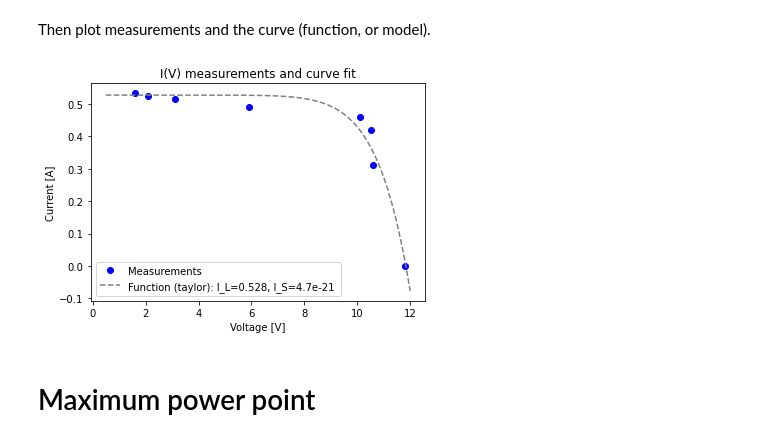
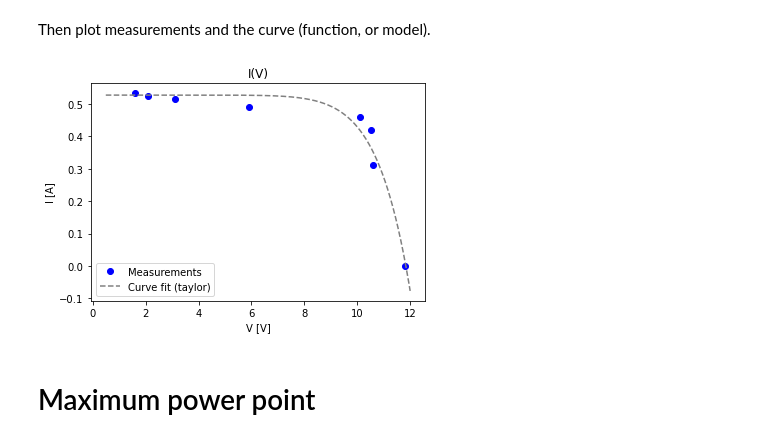
Before and after one commit to woodjmichael/PV-based-systems-lab, a Jupyter notebook: solar_cell_iv_curve_fit.ipynb, the cells around one changed output. Drawn from its saved outputs; the diff is of its cells as text; code cells hidden in the pictures.

```diff
--- a/solar_cell_iv_curve_fit.ipynb
+++ b/solar_cell_iv_curve_fit.ipynb
@@ -242,16 +255,12 @@ v = arange(0.5, 12, .01)
 I_hat = I_hat_eq(v, I_L, I_S)
 # %% [markdown]
 Then plot measurements and the curve (function, or model).
-# %%
-plot(V, I, 'o', color='blue', label='Measurements')
-plot(v, I_hat, '--', color='gray', label=f'Function (taylor): I_L={I_L:.3f}, I_S={I_S:.1e} ')
-xlabel('Voltage [V]')
-ylabel('Current [A]')
-title('I(V) measurements and curve fit')
-legend()
-show()
-# %% [output]
-[figure, removed]
+# %%
+p.add_series('Measurements', V, I, 'o', 'blue')
+p.add_series('Curve fit (taylor)', v, I_hat, '--', 'gray')
+p.plot(xname='V [V]', yname='I [A]', pname='I(V)')
+# %% [output]
+[figure, added]
 # %% [markdown]
 # Maximum power point
 # %% [markdown]
```
Also changed, not shown: parts of 12 cells of this notebook.
